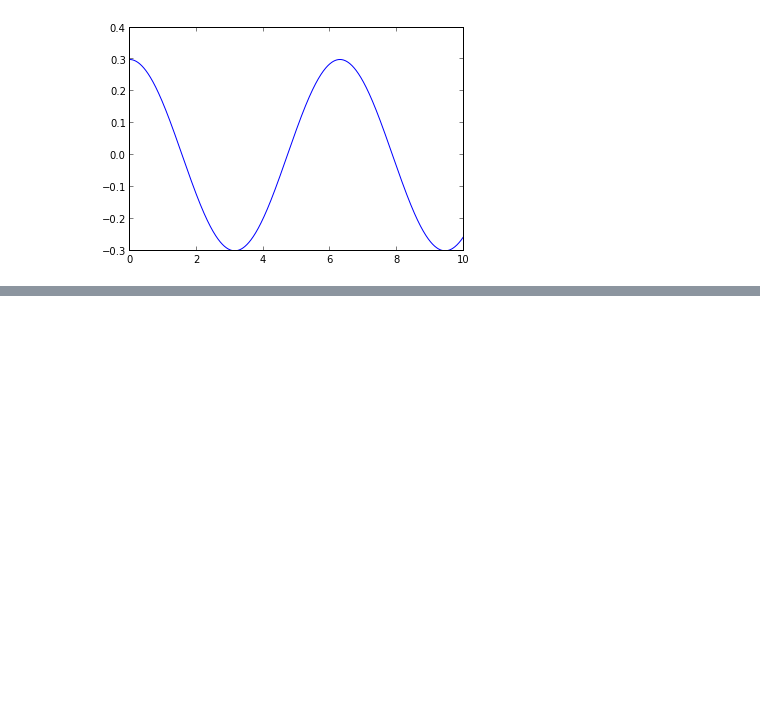
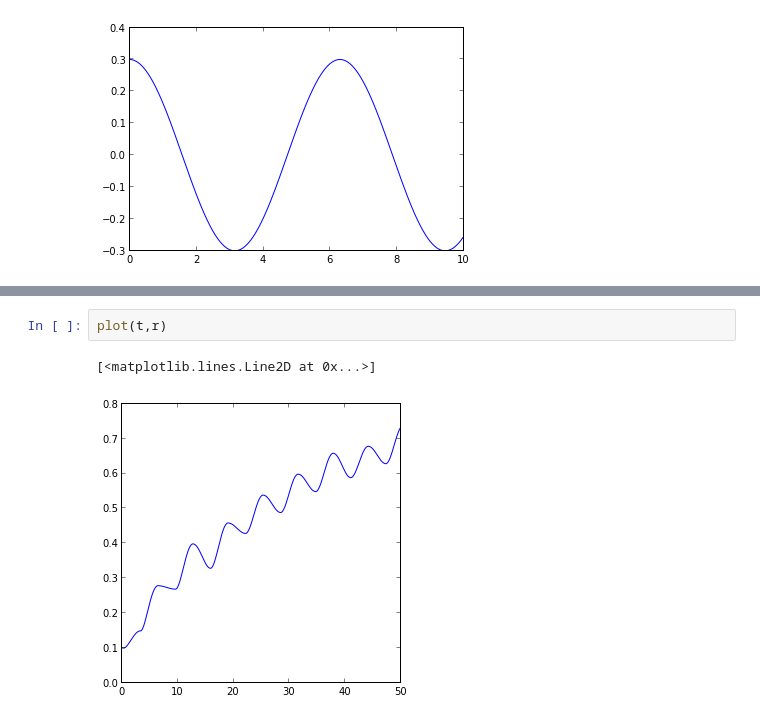
Before and after one commit to daniel-lozano/Aceleradores, a Jupyter notebook: ciclotron .ipynb, the cells around one changed output, grey strips where cells are left out. Saved outputs shown, nothing was run; the diff lists cells and outputs as text; blank space fills up the shorter version.

```diff
--- a/ciclotron .ipynb
+++ b/ciclotron .ipynb
@@ -167,0 +179,5 @@ savefig("ciclo.png")
+# %%
+plot(t,r)
+# %% [output]
+[<matplotlib.lines.Line2D at 0x...>]
+[figure, added]
```
Also changed, not shown: parts of 6 cells of this notebook, 12 other files.
